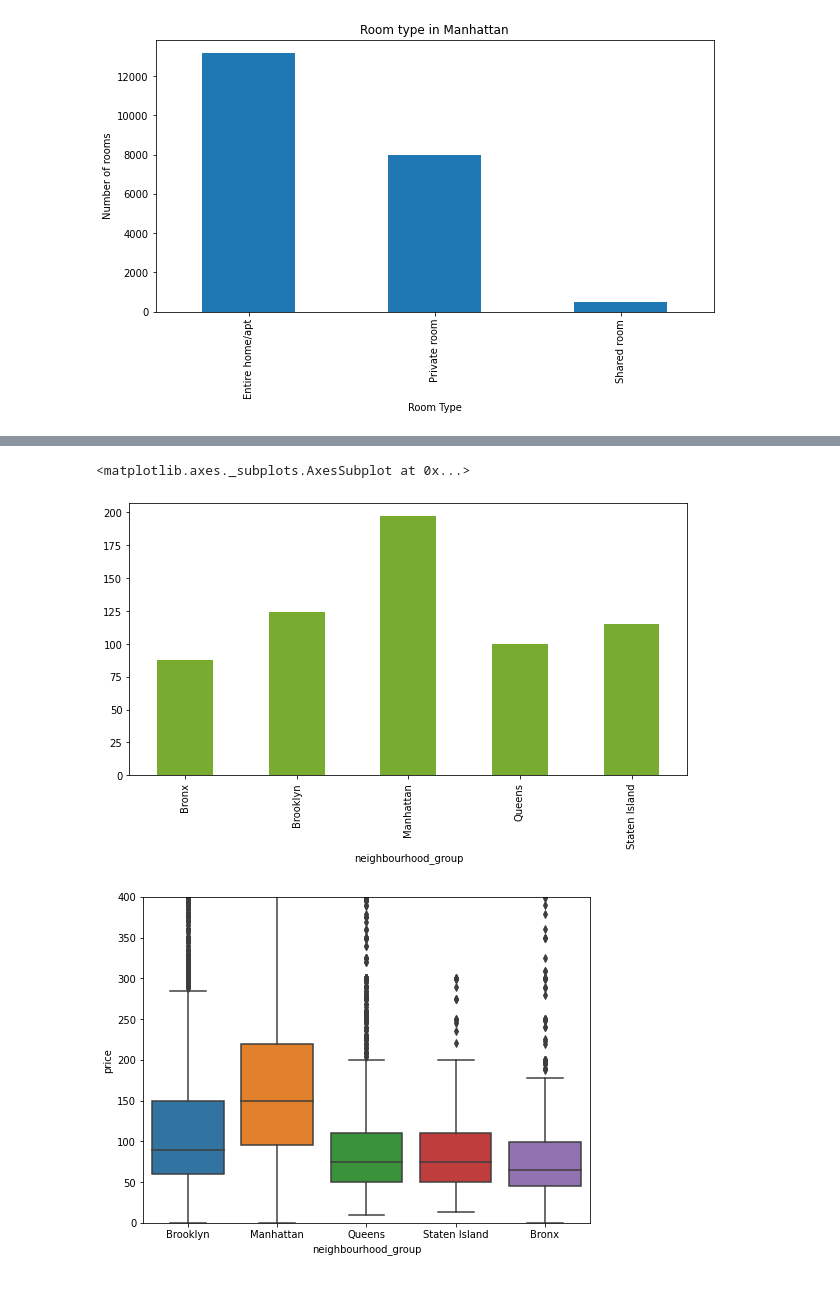
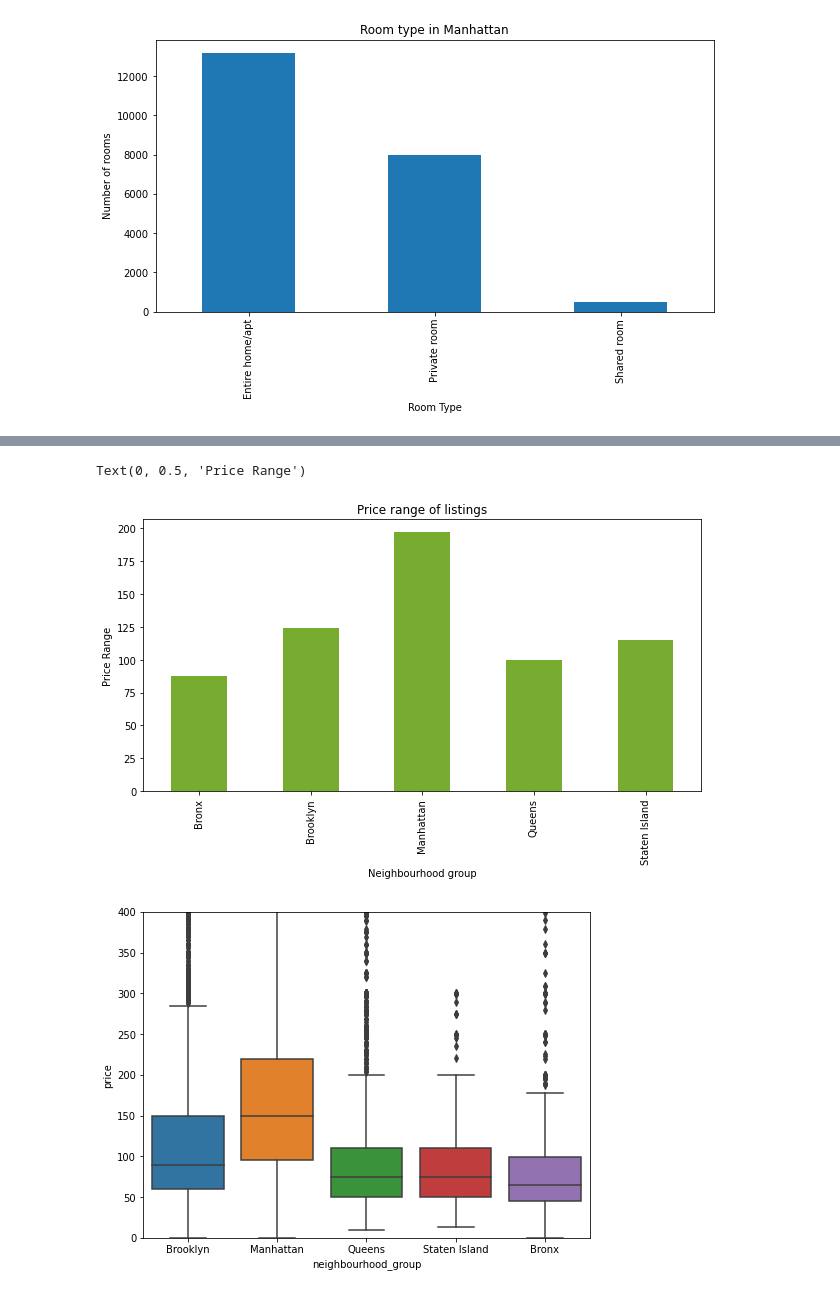
Before and after one commit to VaideswarReddy/Airbnb_data_analysis, a Jupyter notebook: Vaideswar_Reddy_Team_4_Capstone_Project.ipynb, the cells around one changed output, grey strips where cells are left out. Drawn from its saved outputs; the diff is of its cells as text; code cells hidden in the pictures.

```diff
--- a/Vaideswar_Reddy_Team_4_Capstone_Project.ipynb
+++ b/Vaideswar_Reddy_Team_4_Capstone_Project.ipynb
@@ -240,10 +261,14 @@ listings.plot(kind='bar',color=[0.4660, 0.6740, 0.1880])
 # %%
+#Price Range across neighbourhood groups
 plt.figure(figsize=(10,5))
 prices_in_neighbourhood_group=new_df.groupby(['neighbourhood_group'])['price'].mean()
 prices_in_neighbourhood_group.plot(kind='bar',color=[0.4660, 0.6740, 0.1880])
+plt.title('Price range of listings')
+plt.xlabel('Neighbourhood group')
+plt.ylabel('Price Range')
 # %% [output]
-<matplotlib.axes._subplots.AxesSubplot at 0x...>
+Text(0, 0.5, 'Price Range')
-[figure, old version]
+[figure, new version]
 # %%
 #box plot neighbourhood_group/price
 data = pd.concat([df['price'], df['neighbourhood_group']], axis=1)
```
Also changed, not shown: parts of 44 cells of this notebook.
